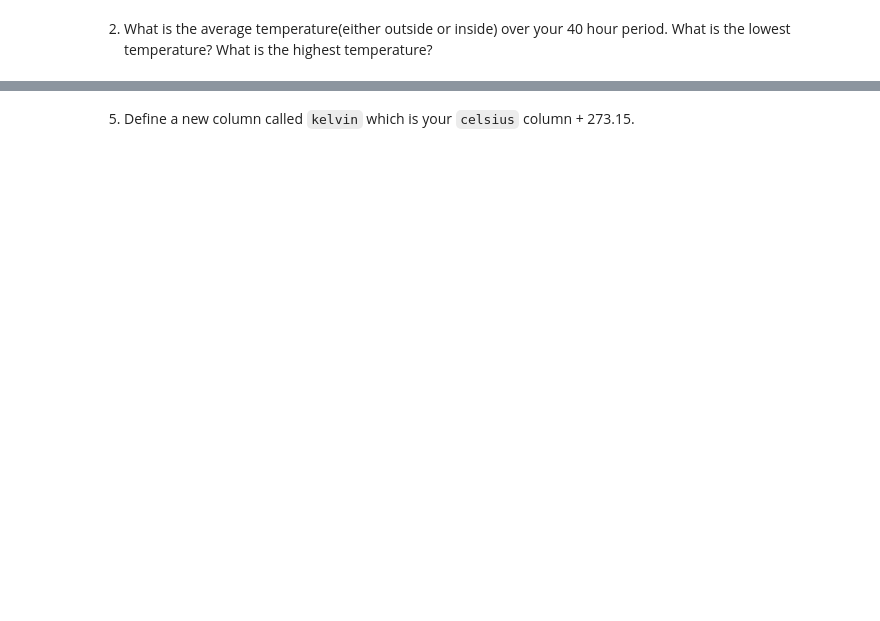
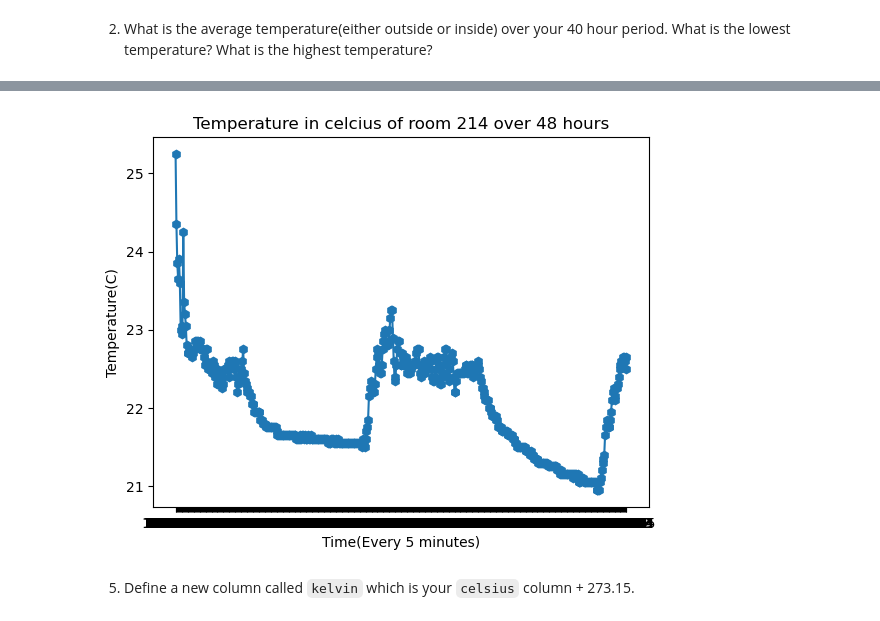
Before and after one commit to EPIC-Campus-LPS/pandas-elizamartinezz, a Jupyter notebook: FAI_Pandas.ipynb, the cells around one changed output, grey strips where cells are left out. Saved outputs shown, nothing was run; the diff lists cells and outputs as text; code cells hidden in the pictures; blank space fills up the shorter version.

````diff
--- a/FAI_Pandas.ipynb
+++ b/FAI_Pandas.ipynb
@@ -51,5 +75,14 @@ plt.legend() # adds a legend
 plt.xticks(rotation=90) # rotates the x-axis tick lables
 plt.yticks(rotation=90) # rotates the y-axis tick lables
 ```
+# %%
+#print(df.boxplot())
+plt.plot(df['time'],df['C'],marker='h')
+plt.title("Temperature in celcius of room 214 over 48 hours")
+plt.xlabel('Time(Every 5 minutes)')
+plt.ylabel('Temperature(C)')
+plt.show()
+# %% [output]
+[figure, added]
 # %% [markdown]
 5. Define a new column called `kelvin` which is your `celsius` column + 273.15.
````
Also changed, not shown: parts of 20 cells of this notebook.
